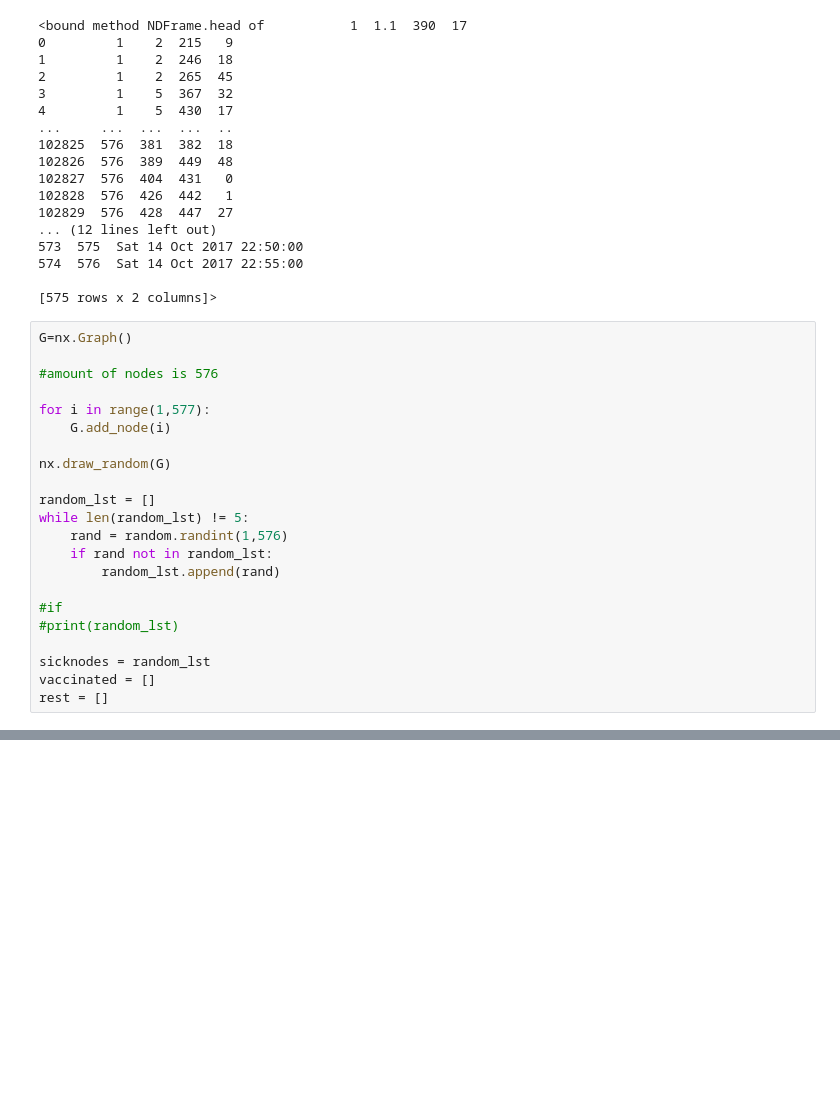
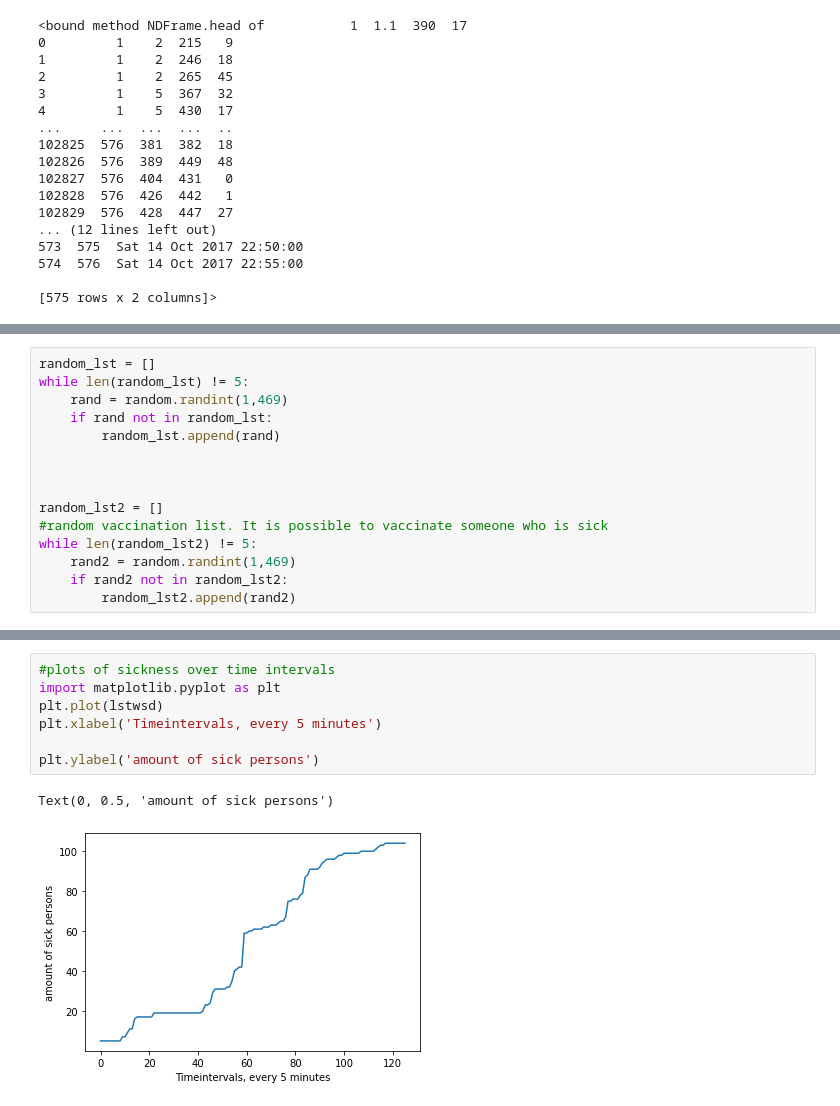
Before and after one commit to Serg99io/MRWP-repo, a Jupyter notebook: Project.ipynb, the cells around one changed output, grey strips where cells are left out. Drawn from its saved outputs; the diff is of its cells as text; blank space fills up the shorter version.

Commit message:
added the code for two different vaccination strategies

```diff
--- a/Project.ipynb
+++ b/Project.ipynb
@@ -34,25 +35,3 @@ print(df_kissler2.head)
 574  576  Sat 14 Oct 2017 22:55:00
 
 [575 rows x 2 columns]>
-# %%
-G=nx.Graph()
-
-#amount of nodes is 576
-
-for i in range(1,577):
-    G.add_node(i)
-
-nx.draw_random(G)
-
-random_lst = []
-while len(random_lst) != 5:
-    rand = random.randint(1,576)
-    if rand not in random_lst:
-        random_lst.append(rand)
-
-#if
-#print(random_lst)
-
-sicknodes = random_lst
-vaccinated = []
-rest = []
@@ -60,0 +38,15 @@ rest = []
+# %%
+random_lst = []
+while len(random_lst) != 5:
+    rand = random.randint(1,469)
+    if rand not in random_lst:
+        random_lst.append(rand)
+
+
+
+random_lst2 = []
+#random vaccination list. It is possible to vaccinate someone who is sick
+while len(random_lst2) != 5:
+    rand2 = random.randint(1,469)
+    if rand2 not in random_lst2:
+        random_lst2.append(rand2)
@@ -60,0 +263,10 @@ rest = []
+# %%
+#plots of sickness over time intervals
+import matplotlib.pyplot as plt
+plt.plot(lstwsd)
+plt.xlabel('Timeintervals, every 5 minutes')
+
+plt.ylabel('amount of sick persons')
+# %% [output]
+Text(0, 0.5, 'amount of sick persons')
+[figure, added]
```
Also changed, not shown: parts of 9 cells of this notebook.
